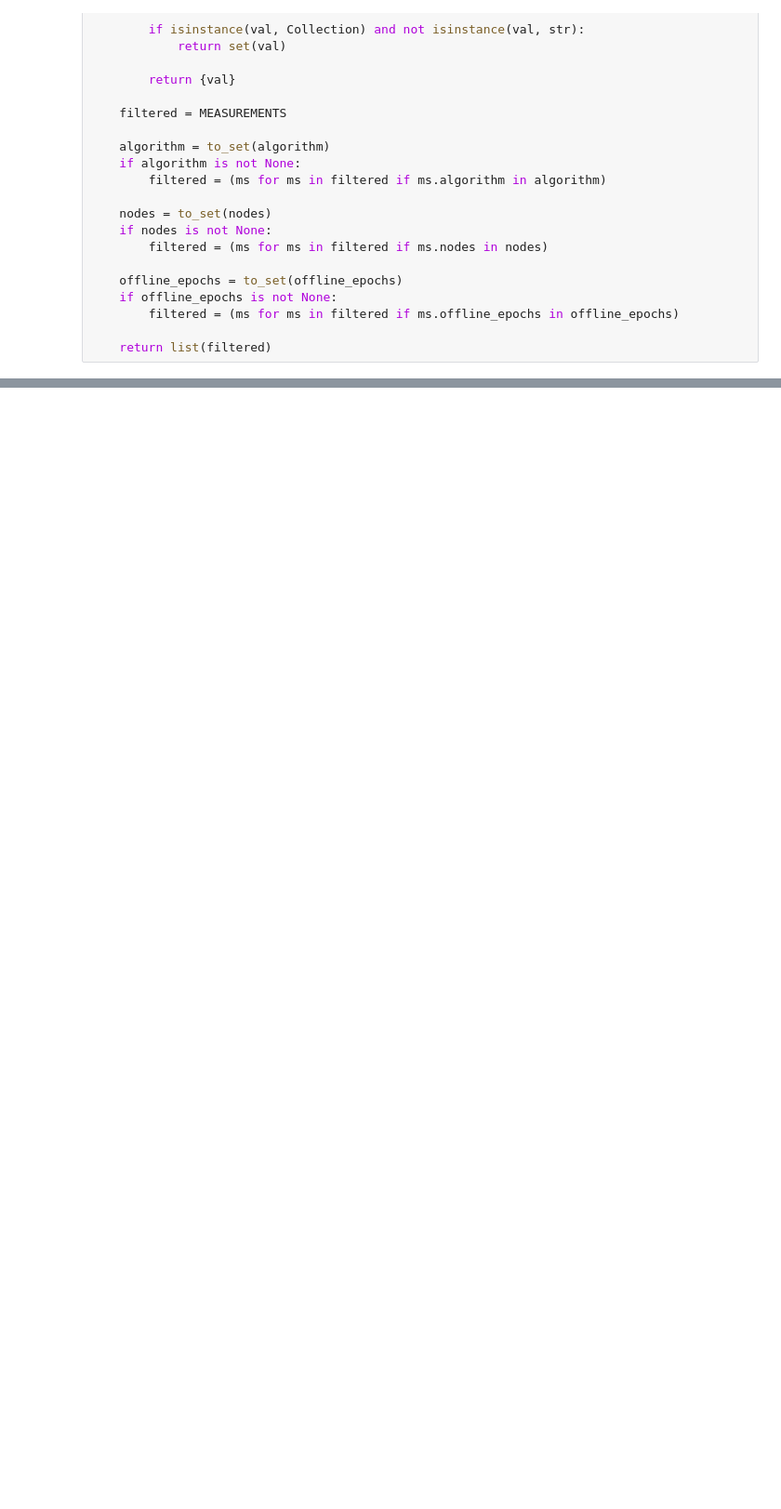
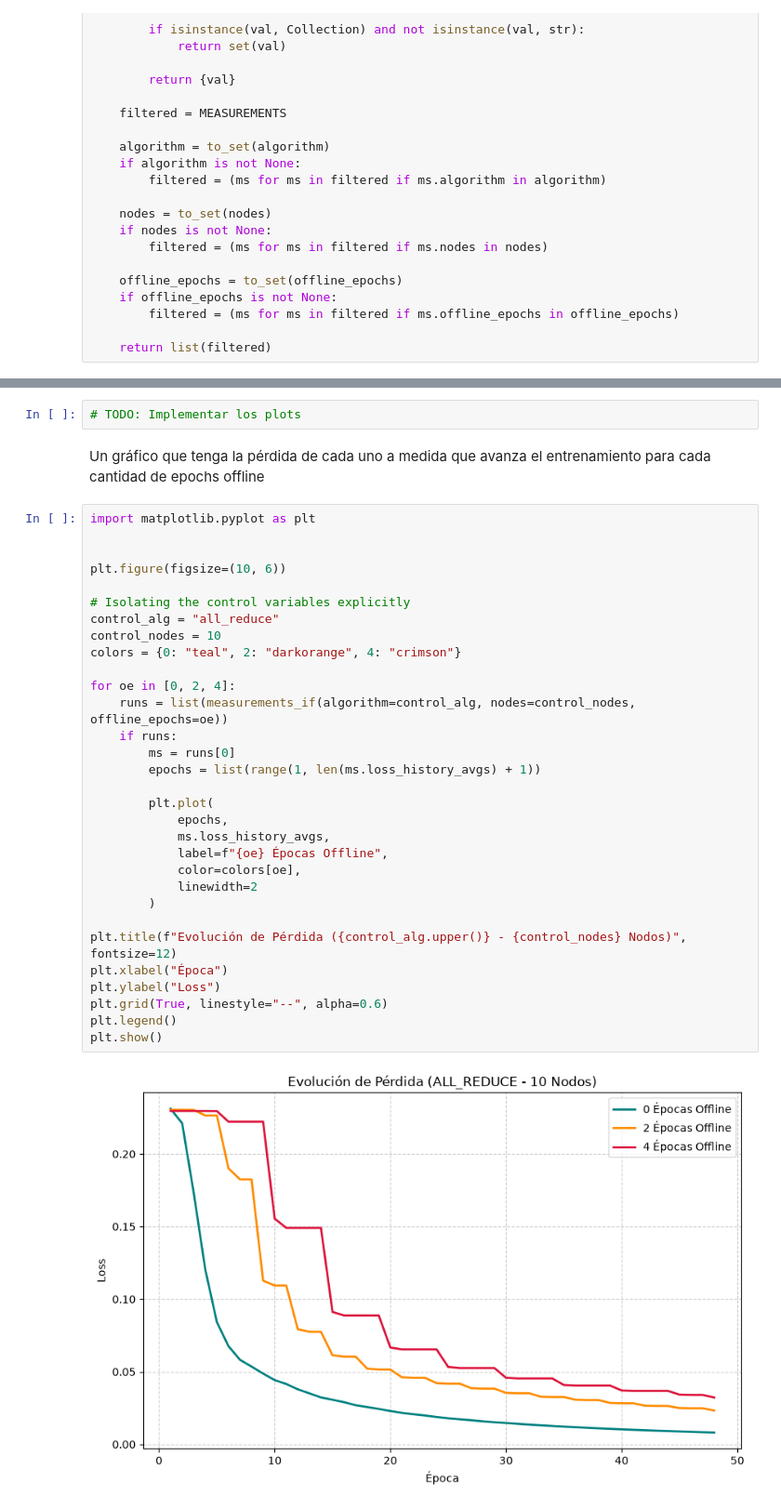
Before and after one commit to mbianchif/Aprendizaje-Profundo, a Jupyter notebook: report/notebook.ipynb, the cells around one changed output, grey strips where cells are left out. Shown at 93% size. Cells and saved outputs as stored; diff of their text form; blank space fills up the shorter version.

```diff
--- a/report/notebook.ipynb
+++ b/report/notebook.ipynb
@@ -72,0 +80,37 @@ list(measurements_if(algorithm="all_reduce", offline_epochs=[0, 4]))
+# %%
+# TODO: Implementar los plots
+# %% [markdown]
+Un gráfico que tenga la pérdida de cada uno a medida que avanza el entrenamiento para cada cantidad de epochs offline
+# %%
+import matplotlib.pyplot as plt
+
+
+plt.figure(figsize=(10, 6))
+
+# Isolating the control variables explicitly
+control_alg = "all_reduce"
+control_nodes = 10
+colors = {0: "teal", 2: "darkorange", 4: "crimson"}
+
+for oe in [0, 2, 4]:
+    runs = list(measurements_if(algorithm=control_alg, nodes=control_nodes, offline_epochs=oe))
+    if runs:
+        ms = runs[0]
+        epochs = list(range(1, len(ms.loss_history_avgs) + 1))
+
+        plt.plot(
+            epochs,
+            ms.loss_history_avgs,
+            label=f"{oe} Épocas Offline",
+            color=colors[oe],
+            linewidth=2
+        )
+
+plt.title(f"Evolución de Pérdida ({control_alg.upper()} - {control_nodes} Nodos)", fontsize=12)
+plt.xlabel("Época")
+plt.ylabel("Loss")
+plt.grid(True, linestyle="--", alpha=0.6)
+plt.legend()
+plt.show()
+# %% [output]
+[figure, added]
```
Also changed, not shown: parts of 7 cells of this notebook, 2 other files.
